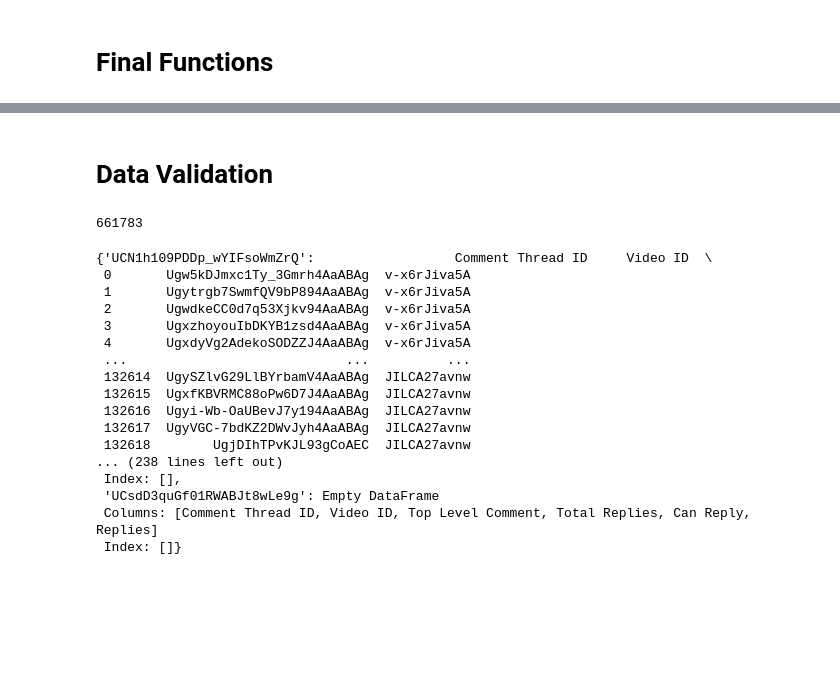
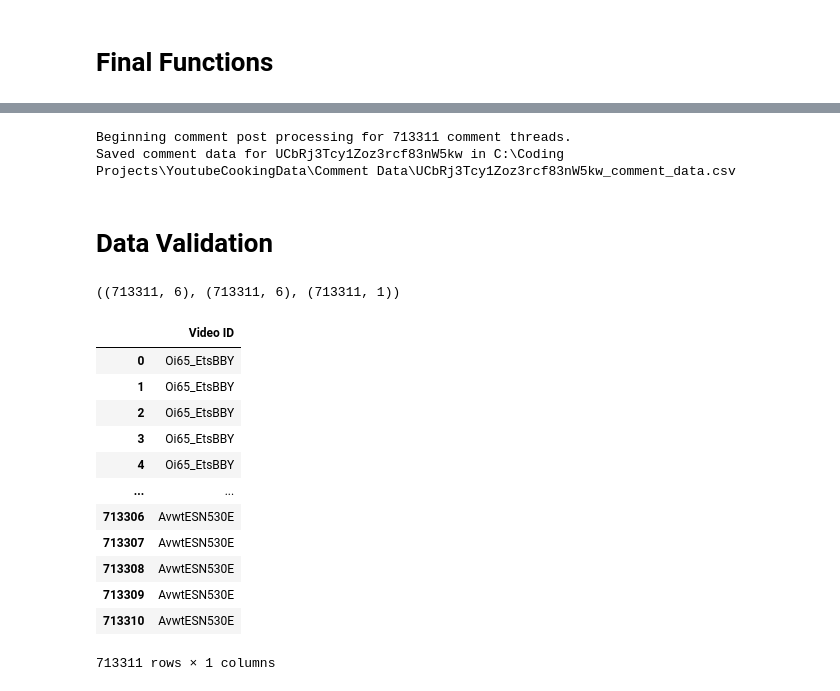
Before and after one commit to TravisCossarini/YoutubeCookingData, a Jupyter notebook: Data Script.ipynb, the cells around one changed output, grey strips where cells are left out. Drawn from its saved outputs; the diff is of its cells as text; code cells hidden in the pictures; blank space fills up the shorter version.

Commit message:
Updated script to handle progress tracking for postprocessing

```diff
--- a/Data Script.ipynb
+++ b/Data Script.ipynb
@@ -412,28 +436,28 @@ Saved comment data for UCRIZtPl9nb9RiXc9btSTQNw in C:\Coding Projects\YoutubeCoo
 # %%
-postProcessingComments("Comment Data.csv", CURRENT_FOLDER + "Comment Data\\")
+postProcessingComments("Comment Data Raw.csv", CURRENT_FOLDER + "Comment Data\\")
+# %% [output]
+Beginning comment post processing for 713311 comment threads.
+Saved comment data for UCbRj3Tcy1Zoz3rcf83nW5kw in C:\Coding Projects\YoutubeCookingData\Comment Data\UCbRj3Tcy1Zoz3rcf83nW5kw_comment_data.csv
 # %% [markdown]
 # Data Validation
-# %%
-pd.read_csv(r"Comment Data\UCN1h109PDDp_wYIFsoWmZrQ_comment_data.csv").shape[0] + pd.read_csv(r"Comment Data\UCRIZtPl9nb9RiXc9btSTQNw_comment_data.csv").shape[0]
-# %% [output]
-661783
-# %%
-sheet_dict
-# %% [output]
-{'UCN1h109PDDp_wYIFsoWmZrQ':                  Comment Thread ID     Video ID  \
- 0       Ugw5kDJmxc1Ty_3Gmrh4AaABAg  v-x6rJiva5A
- 1       Ugytrgb7SwmfQV9bP894AaABAg  v-x6rJiva5A
- 2       UgwdkeCC0d7q53Xjkv94AaABAg  v-x6rJiva5A
- 3       UgxzhoyouIbDKYB1zsd4AaABAg  v-x6rJiva5A
- 4       UgxdyVg2AdekoSODZZJ4AaABAg  v-x6rJiva5A
- ...                            ...          ...
- 132614  UgySZlvG29LlBYrbamV4AaABAg  JILCA27avnw
- 132615  UgxfKBVRMC88oPw6D7J4AaABAg  JILCA27avnw
- 132616  Ugyi-Wb-OaUBevJ7y194AaABAg  JILCA27avnw
- 132617  UgyVGC-7bdKZ2DWvJyh4AaABAg  JILCA27avnw
- 132618        UgjDIhTPvKJL93gCoAEC  JILCA27avnw
-... (238 lines left out)
- Index: [],
- 'UCsdD3quGf01RWABJt8wLe9g': Empty DataFrame
- Columns: [Comment Thread ID, Video ID, Top Level Comment, Total Replies, Can Reply, Replies]
- Index: []}
+# %%
+pd.read_csv("Comment Data Raw.csv").shape, pd.read_csv("Comment Data\\UCbRj3Tcy1Zoz3rcf83nW5kw_comment_data.csv").shape, pd.read_csv("Comment Progress.csv").shape
+# %% [output]
+((713311, 6), (713311, 6), (713311, 1))
+# %%
+data = pd.read_csv("Comment Progress.csv")
+data
+# %% [output]
+|  | Video ID |
+| 0 | Oi65_EtsBBY |
+| 1 | Oi65_EtsBBY |
+| 2 | Oi65_EtsBBY |
+| 3 | Oi65_EtsBBY |
+| 4 | Oi65_EtsBBY |
+| ... | ... |
+| 713306 | AvwtESN530E |
+| 713307 | AvwtESN530E |
+| 713308 | AvwtESN530E |
+| 713309 | AvwtESN530E |
+| 713310 | AvwtESN530E |
+713311 rows × 1 columns
```
Also changed, not shown: parts of 3 cells of this notebook, 6 other files.
